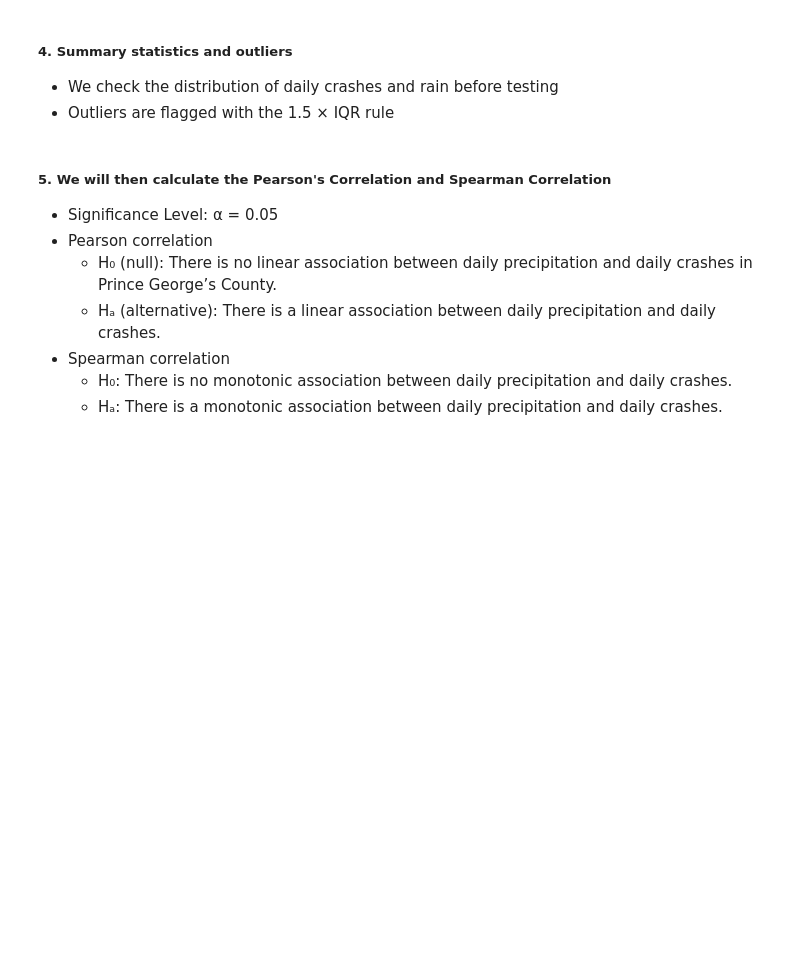
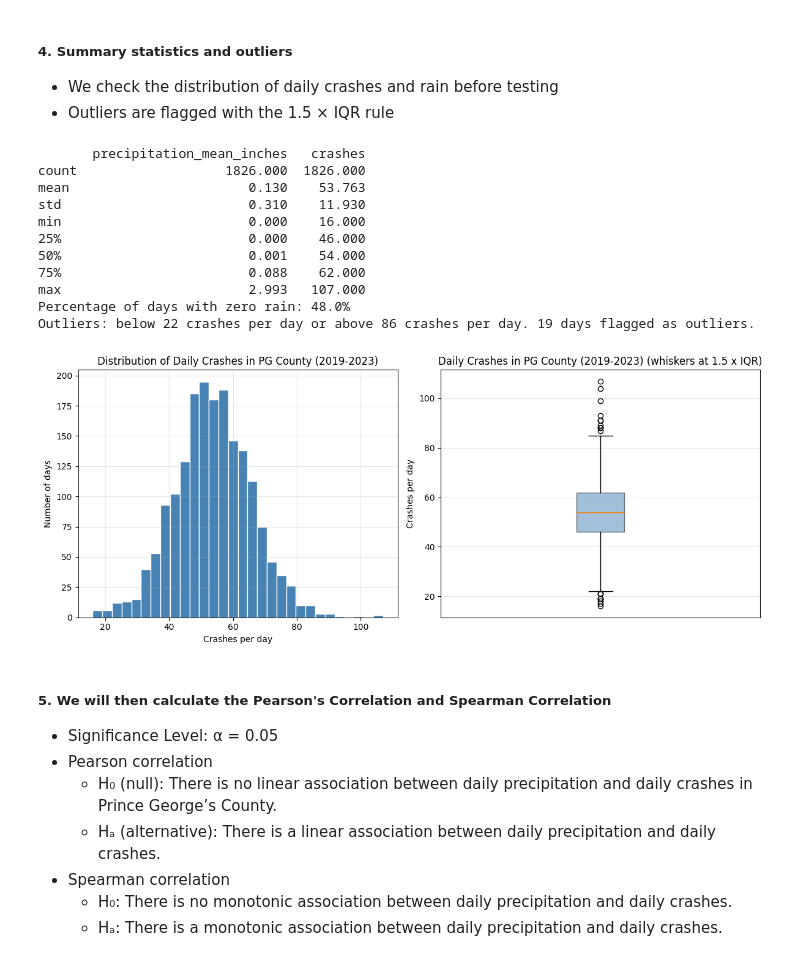
Before and after one commit to alex-sviriduk/maryland-precipitation-crashes, a Jupyter notebook: PrecipitationCrashCorrelation.ipynb, the cells around one changed output. Cells and saved outputs as stored; diff of their text form; code cells hidden in the pictures; blank space fills up the shorter version.

Commit message:
added summary stats and histogram + boxplot

```diff
--- a/PrecipitationCrashCorrelation.ipynb
+++ b/PrecipitationCrashCorrelation.ipynb
@@ -43,6 +43,49 @@ daily.to_csv("pg_daily_precipitation_crashes_2019_2023.csv", index=False)
 ##### 4. Summary statistics and outliers
 - We check the distribution of daily crashes and rain before testing
 - Outliers are flagged with the 1.5 × IQR rule
+# %%
+# Summary statistics for daily rain and daily crashes
+print(daily[["precipitation_mean_inches", "crashes"]].describe().round(3))
+print(f"Percentage of days with zero rain: {round((daily['precipitation_mean_inches'] == 0).mean(), 3)*100}%")
+
+# Outliers in daily crashes using the 1.5 x IQR rule
+q1, q3 = daily["crashes"].quantile([0.25, 0.75])
+iqr = q3 - q1
+low, high = q1 - 1.5 * iqr, q3 + 1.5 * iqr
+outliers = daily[(daily["crashes"] < low) | (daily["crashes"] > high)]
+print(f"Outliers: below {low:.0f} crashes per day or above {high:.0f} crashes per day. {len(outliers)} days flagged as outliers.")
+
+# Histogram of daily crashes
+fig, axes = plt.subplots(1, 2, figsize=(12, 5))
+axes[0].hist(daily["crashes"], bins=30, color="steelblue", edgecolor="white")
+axes[0].set_title("Distribution of Daily Crashes in PG County (2019-2023)")
+axes[0].set_xlabel("Crashes per day")
+axes[0].set_ylabel("Number of days")
+axes[0].grid(alpha=0.3)
+
+# Boxplot of daily crashes
+axes[1].boxplot(daily["crashes"], patch_artist=True,
+                boxprops=dict(facecolor="steelblue", alpha=0.5))
+axes[1].set_title("Daily Crashes in PG County (2019-2023) (whiskers at 1.5 x IQR)")
+axes[1].set_ylabel("Crashes per day")
+axes[1].set_xticks([])
+axes[1].grid(alpha=0.3)
+
+plt.tight_layout()
+plt.show()
+# %% [output]
+       precipitation_mean_inches   crashes
+count                   1826.000  1826.000
+mean                       0.130    53.763
+std                        0.310    11.930
+min                        0.000    16.000
+25%                        0.000    46.000
+50%                        0.001    54.000
+75%                        0.088    62.000
+max                        2.993   107.000
+Percentage of days with zero rain: 48.0%
+Outliers: below 22 crashes per day or above 86 crashes per day. 19 days flagged as outliers.
+[figure, added]
 # %% [markdown]
 ##### 5. We will then calculate the Pearson's Correlation and Spearman Correlation
 - Significance Level: α = 0.05
```
Also changed, not shown: 1 other file.
